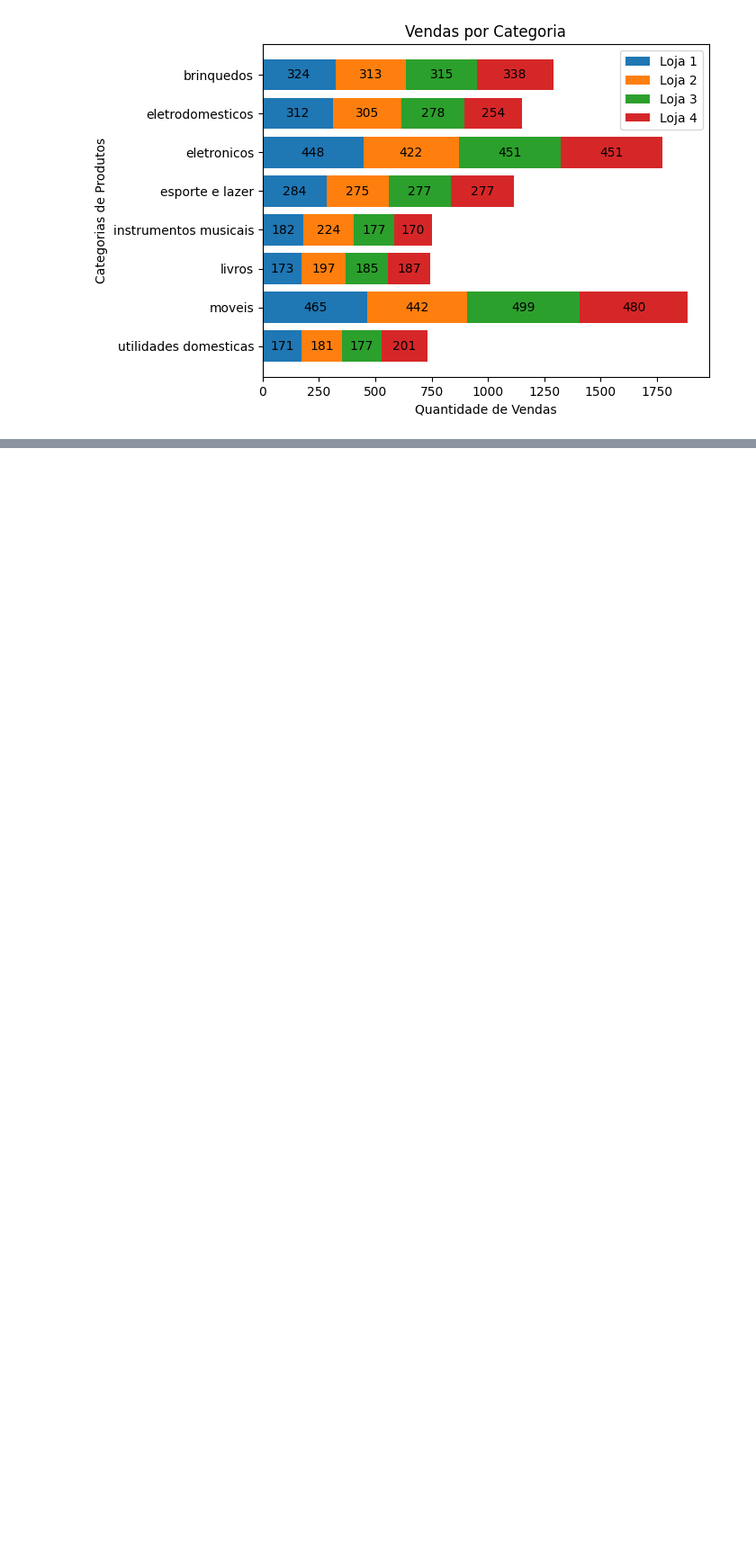
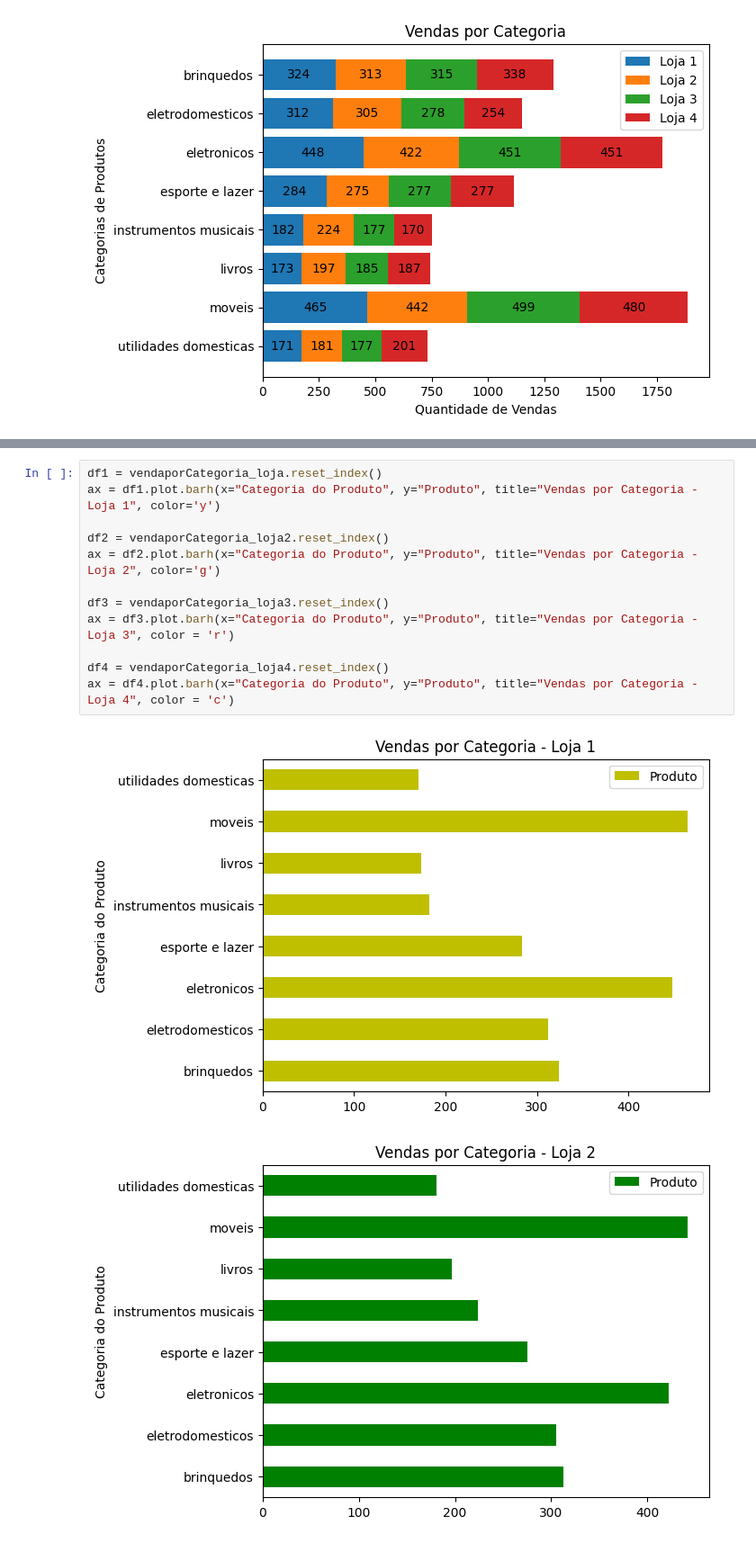
Before and after one commit to samarawwleticia/challengedadosalura, a Jupyter notebook: AluraStoreBrasil.ipynb, the cells around one changed output, grey strips where cells are left out. Shown at 90% size. Cells and saved outputs as stored; diff of their text form; blank space fills up the shorter version.

```diff
--- a/AluraStoreBrasil.ipynb
+++ b/AluraStoreBrasil.ipynb
@@ -269,0 +316,15 @@ plt.show()
+# %%
+df1 = vendaporCategoria_loja.reset_index()
+ax = df1.plot.barh(x="Categoria do Produto", y="Produto", title="Vendas por Categoria - Loja 1", color='y')
+
+df2 = vendaporCategoria_loja2.reset_index()
+ax = df2.plot.barh(x="Categoria do Produto", y="Produto", title="Vendas por Categoria - Loja 2", color='g')
+
+df3 = vendaporCategoria_loja3.reset_index()
+ax = df3.plot.barh(x="Categoria do Produto", y="Produto", title="Vendas por Categoria - Loja 3", color = 'r')
+
+df4 = vendaporCategoria_loja4.reset_index()
+ax = df4.plot.barh(x="Categoria do Produto", y="Produto", title="Vendas por Categoria - Loja 4", color = 'c')
+# %% [output]
+[figure, added]
+[figure, added]
```
Also changed, not shown: parts of 23 cells of this notebook.
